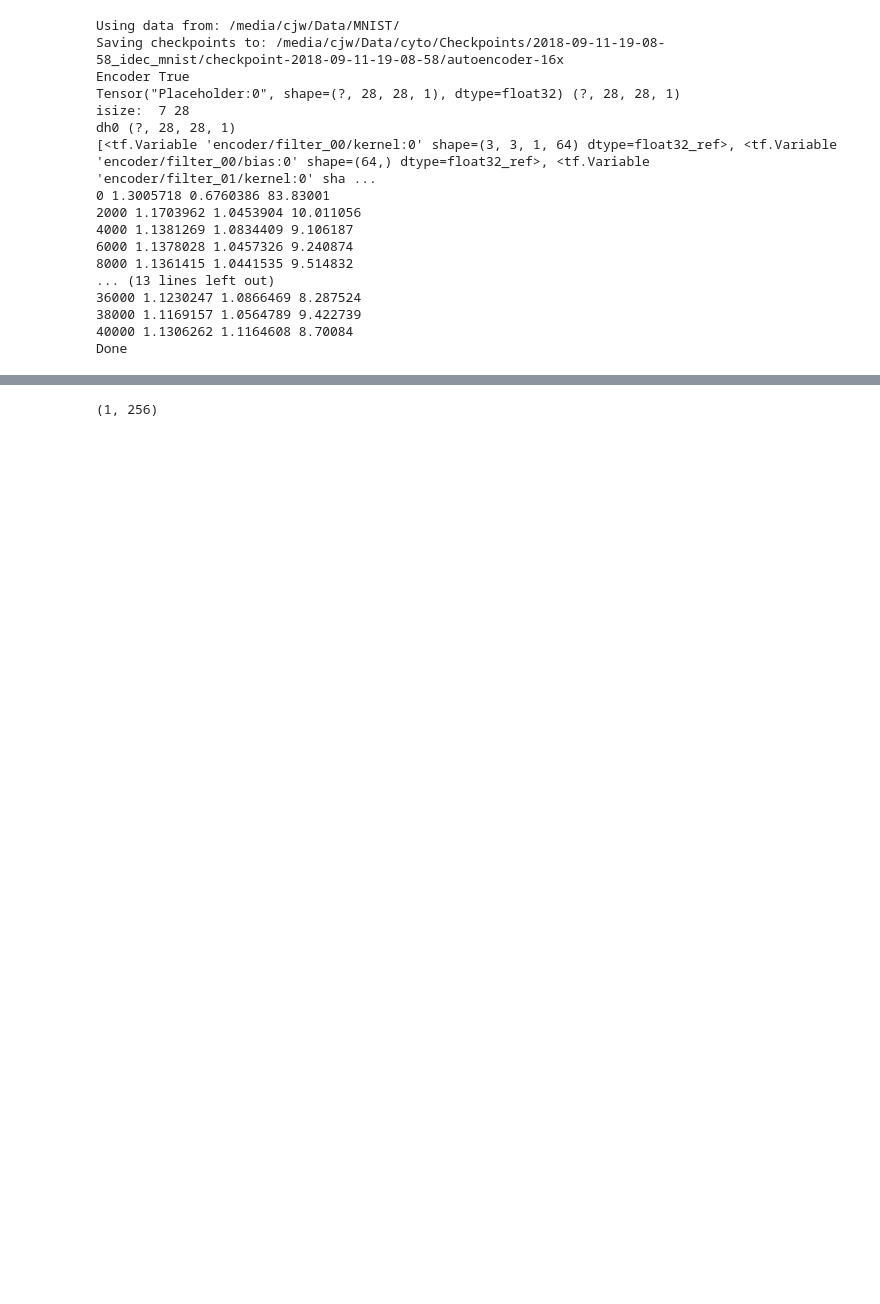
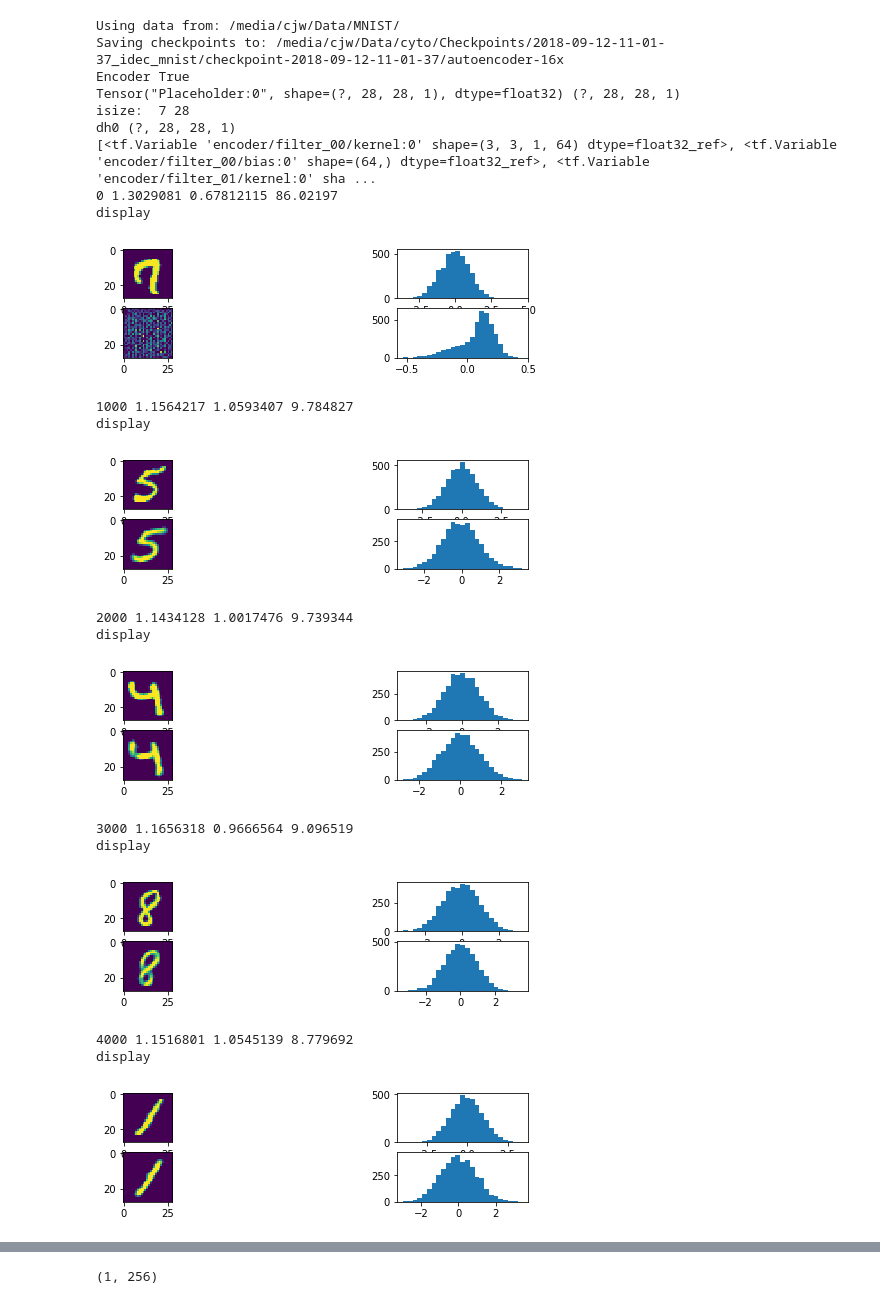
Before and after one commit to cwood1967/DeepLearning, a Jupyter notebook: autoencoder/Adversarial/AAE_idec-MNIST.ipynb, the cells around one changed output, grey strips where cells are left out. Cells and saved outputs as stored; diff of their text form; code cells hidden in the pictures; blank space fills up the shorter version.

```diff
--- a/autoencoder/Adversarial/AAE_idec-MNIST.ipynb
+++ b/autoencoder/Adversarial/AAE_idec-MNIST.ipynb
@@ -29,24 +29,29 @@ params['slam'] = 0
 datadir = "/media/cjw/Data/MNIST/"
 # %%
 t = aae.training(params, datadir, "idec_mnist")
-t.train(gpu=True, display=False, display_int=500, report_int=2000, niterations=40001)
+t.train(gpu=True, display=True, display_int=1000, report_int=1000, niterations=40001)
 
 #aae.train(1001, display=True, display_int=500, report_int=50,title="Adver_try3")
 # %% [output]
 Using data from: /media/cjw/Data/MNIST/
-Saving checkpoints to: /media/cjw/Data/cyto/Checkpoints/2018-09-11-19-08-58_idec_mnist/checkpoint-2018-09-11-19-08-58/autoencoder-16x
+Saving checkpoints to: /media/cjw/Data/cyto/Checkpoints/2018-09-12-11-01-37_idec_mnist/checkpoint-2018-09-12-11-01-37/autoencoder-16x
 Encoder True
 Tensor("Placeholder:0", shape=(?, 28, 28, 1), dtype=float32) (?, 28, 28, 1)
 isize:  7 28
 dh0 (?, 28, 28, 1)
 [<tf.Variable 'encoder/filter_00/kernel:0' shape=(3, 3, 1, 64) dtype=float32_ref>, <tf.Variable 'encoder/filter_00/bias:0' shape=(64,) dtype=float32_ref>, <tf.Variable 'encoder/filter_01/kernel:0' sha ...
-0 1.3005718 0.6760386 83.83001
-2000 1.1703962 1.0453904 10.011056
-4000 1.1381269 1.0834409 9.106187
-6000 1.1378028 1.0457326 9.240874
-8000 1.1361415 1.0441535 9.514832
-... (13 lines left out)
-36000 1.1230247 1.0866469 8.287524
-38000 1.1169157 1.0564789 9.422739
-40000 1.1306262 1.1164608 8.70084
-Done
+0 1.3029081 0.67812115 86.02197
+display
+[figure, added]
+1000 1.1564217 1.0593407 9.784827
+display
+[figure, added]
+2000 1.1434128 1.0017476 9.739344
+display
+[figure, added]
+3000 1.1656318 0.9666564 9.096519
+display
+[figure, added]
+4000 1.1516801 1.0545139 8.779692
+display
+[figure, added]
```
Also changed, not shown: parts of 3 cells of this notebook, 5 other files.
